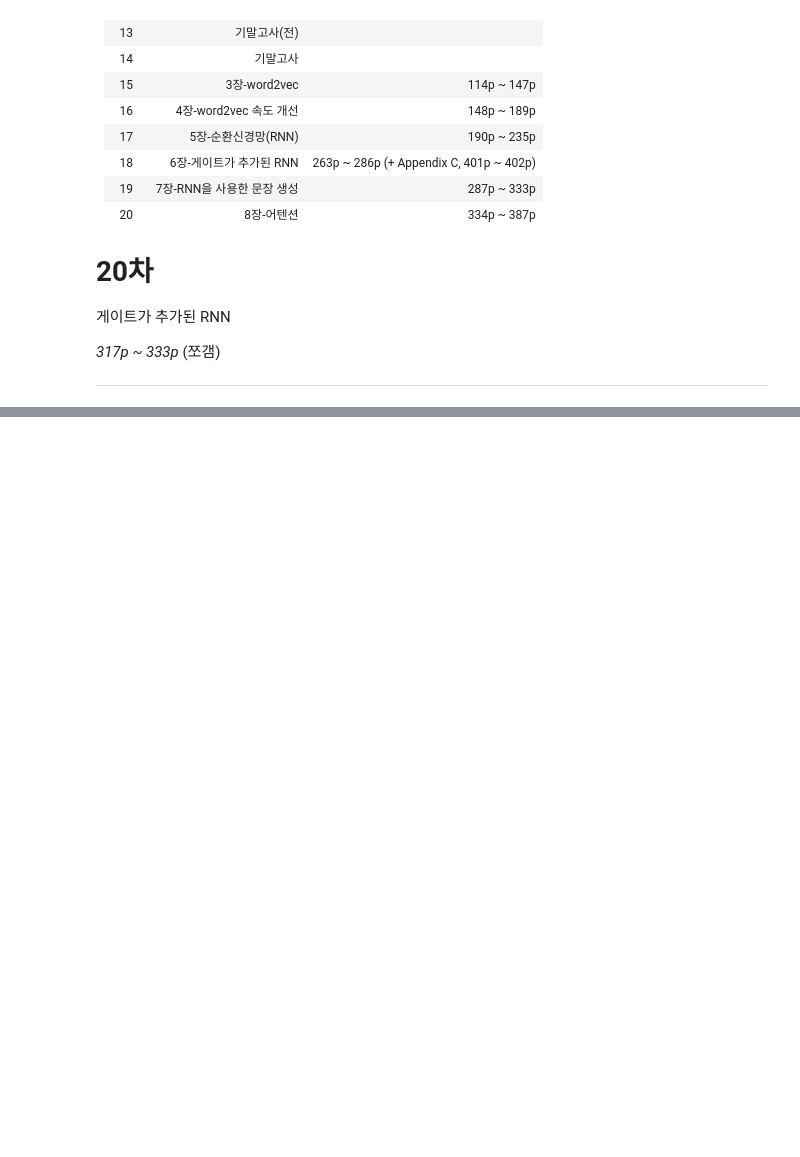
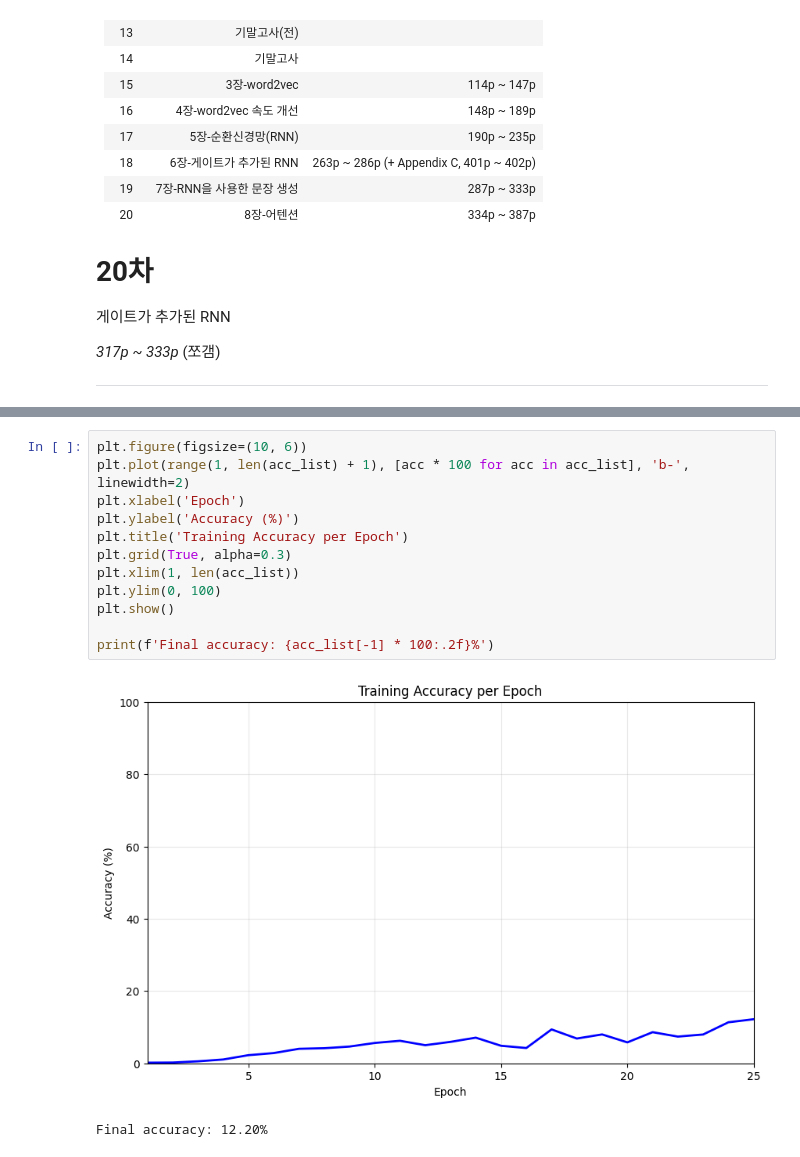
Before and after one commit to maxjo020418/DaeNaMu, a Jupyter notebook: DL_from_scratch_1n2/W20.ipynb, the cells around one changed output, grey strips where cells are left out. Saved outputs shown, nothing was run; the diff lists cells and outputs as text; blank space fills up the shorter version.

```diff
--- a/DL_from_scratch_1n2/W20.ipynb
+++ b/DL_from_scratch_1n2/W20.ipynb
@@ -31,0 +114,15 @@ _317p ~ 333p_ (쪼갬)
+# %%
+plt.figure(figsize=(10, 6))
+plt.plot(range(1, len(acc_list) + 1), [acc * 100 for acc in acc_list], 'b-', linewidth=2)
+plt.xlabel('Epoch')
+plt.ylabel('Accuracy (%)')
+plt.title('Training Accuracy per Epoch')
+plt.grid(True, alpha=0.3)
+plt.xlim(1, len(acc_list))
+plt.ylim(0, 100)
+plt.show()
+
+print(f'Final accuracy: {acc_list[-1] * 100:.2f}%')
+# %% [output]
+[figure, added]
+Final accuracy: 12.20%
```
Also changed, not shown: parts of 14 cells of this notebook, 9 other files.
